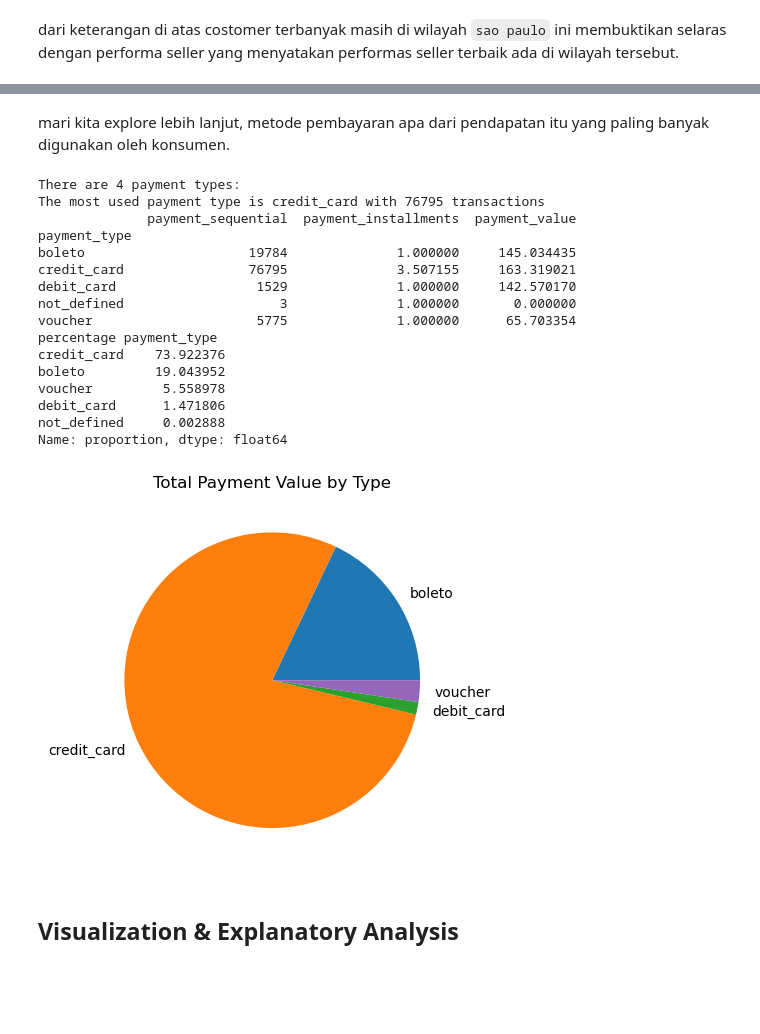
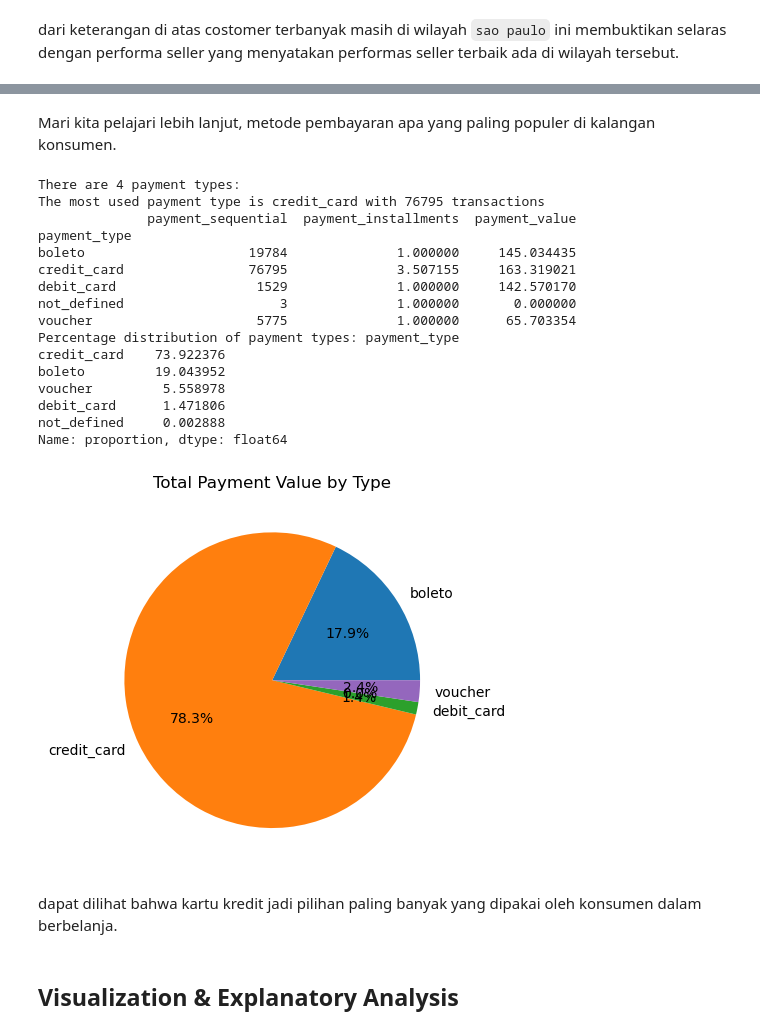
Before and after one commit to zhavei/Data-Analyst-Project-Ecommerce-Public-Dataset, a Jupyter notebook: notebook.ipynb, the cells around one changed output, grey strips where cells are left out. Cells and saved outputs as stored; diff of their text form; code cells hidden in the pictures; blank space fills up the shorter version.

```diff
--- a/notebook.ipynb
+++ b/notebook.ipynb
@@ -460,8 +478,7 @@ memory usage: 30.1+ MB
 # %% [markdown]
 Selanjutnya akan diseleksi kolom mana saja yang nantinya kemungkinan besar akan dipakai dalam proses pencarian insight.
 # %%
-
-combine_data_filtered = combine_data[[
+combine_data = combine_data[[
         'order_id',
         'order_item_id',
         'product_id',
@@ -682,55 +719,58 @@ top_cats.describe()
 # %% [markdown]
-mari kita explore lebih lanjut, metode pembayaran apa dari pendapatan itu yang paling banyak digunakan oleh konsumen.
+Mari kita pelajari lebih lanjut, metode pembayaran apa yang paling populer di kalangan konsumen.
 # %%
 # EXPLORE PAYMENTS
-#available payment type
-payment_types = combine_data_filtered['payment_type'].unique()
+
+# Available payment types
+payment_types = combine_data['payment_type'].unique()
 num_payment_types = len(payment_types)
 print(f'There are {num_payment_types} payment types:')
 
-#most used payment type
+# Most used payment type
 payment_types = payments['payment_type'].value_counts()
 most_common_payment_type = payment_types.index[0]
 num_most_common = payment_types.iloc[0]
 print(f'The most used payment type is {most_common_payment_type} with {num_most_common} transactions')
 
-#comparison with other payment
+# Comparison with other payment methods
 payment_types = payments.payment_type.unique()
 aggregated_payments = payments.groupby('payment_type').agg({
     'payment_sequential': 'count',
     'payment_installments': 'mean',
     'payment_value': 'mean'
 })
 print(aggregated_payments)
 
-#in percentage
+# Payment type distribution (percentage)
 payment_types = payments['payment_type'].value_counts(normalize=True) * 100
-print("percentage", payment_types)
+print("Percentage distribution of payment types:", payment_types)
 
-#visualize payment
+# Visualize payment type distribution
 payments_by_type = payments.groupby('payment_type')['payment_value'].sum()
-payments_by_type.plot.pie(ylabel='')
+payments_by_type.plot.pie(autopct="%1.1f%%", ylabel='')
 
 plt.title("Total Payment Value by Type")
 plt.show()
 # %% [output]
 There are 4 payment types:
 The most used payment type is credit_card with 76795 transactions
               payment_sequential  payment_installments  payment_value
 payment_type
 boleto                     19784              1.000000     145.034435
 credit_card                76795              3.507155     163.319021
 debit_card                  1529              1.000000     142.570170
 not_defined                    3              1.000000       0.000000
 voucher                     5775              1.000000      65.703354
-percentage payment_type
+Percentage distribution of payment types: payment_type
 credit_card    73.922376
 boleto         19.043952
 voucher         5.558978
 debit_card      1.471806
 not_defined     0.002888
 Name: proportion, dtype: float64
-[figure, old version]
+[figure, new version]
+# %% [markdown]
+dapat dilihat bahwa kartu kredit jadi pilihan paling banyak yang dipakai oleh konsumen dalam berbelanja.
 # %% [markdown]
 ## Visualization & Explanatory Analysis
 # %% [markdown]
```
Also changed, not shown: parts of 33 cells of this notebook, 2 other files.
